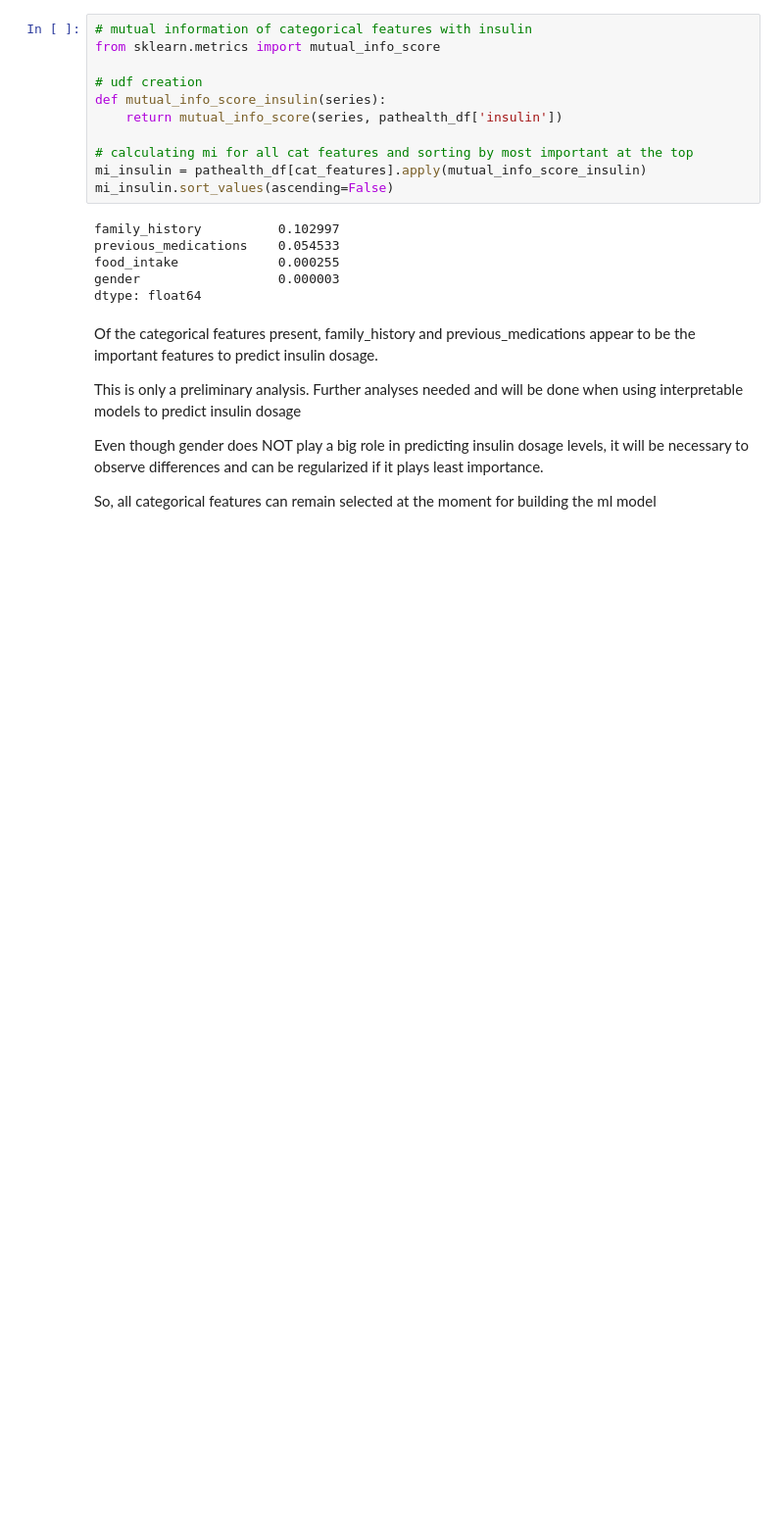
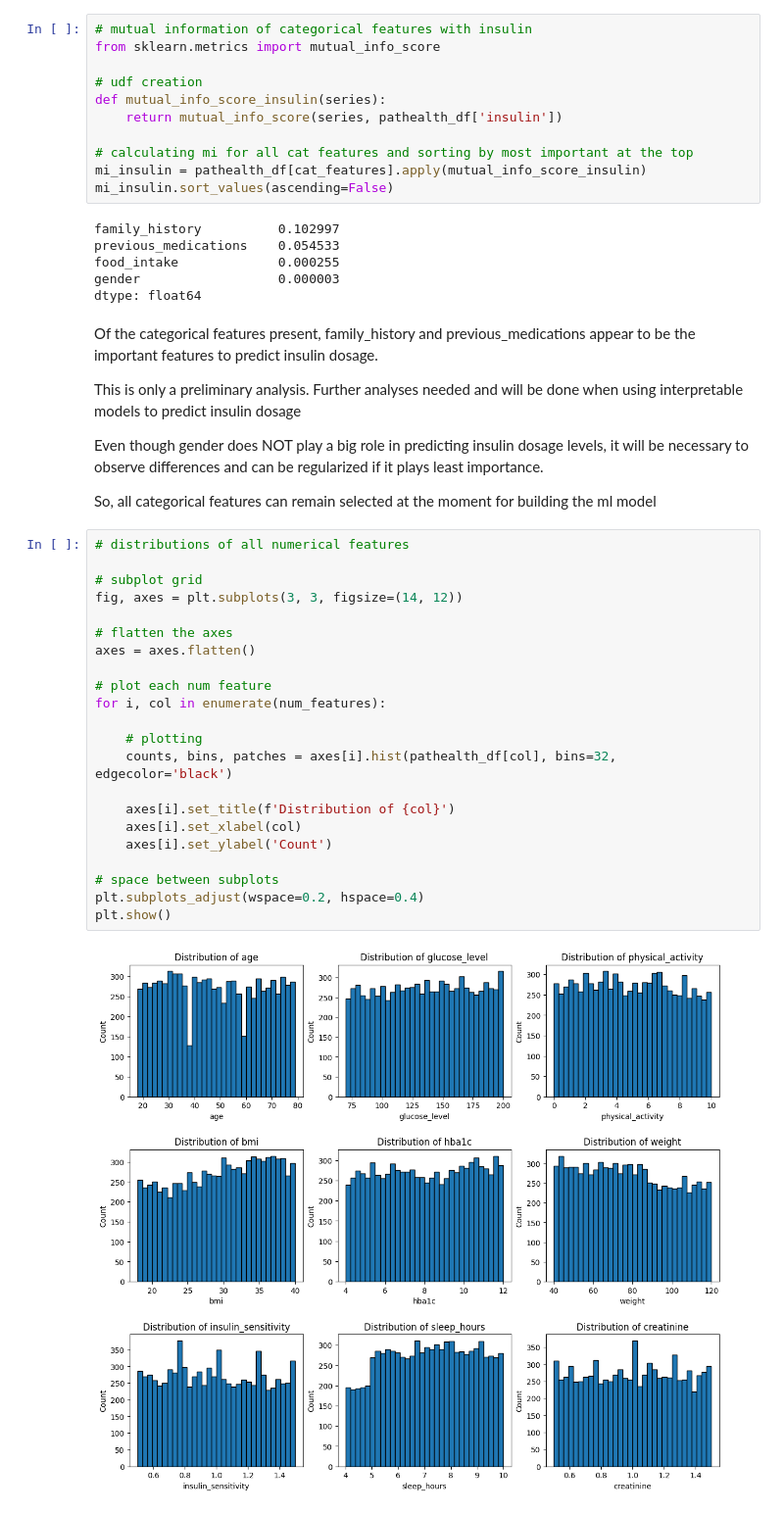
Before and after one commit to srikaldata/ml-zoomcamp-2025, a Jupyter notebook: midterm-project/modeling.ipynb, the cells around one changed output. Shown: that part at 98% size. Cells and saved outputs as stored; diff of their text form; blank space fills up the shorter version.

Commit message:
midterm project - eda - distributions of numerical features

```diff
--- a/midterm-project/modeling.ipynb
+++ b/midterm-project/modeling.ipynb
@@ -297,3 +297,27 @@ This is only a preliminary analysis. Further analyses needed and will be done wh
 Even though gender does NOT play a big role in predicting insulin dosage levels, it will be necessary to observe differences and can be regularized if it plays least importance.
 
 So, all categorical features can remain selected at the moment for building the ml model
+# %%
+# distributions of all numerical features
+
+# subplot grid
+fig, axes = plt.subplots(3, 3, figsize=(14, 12))
+
+# flatten the axes
+axes = axes.flatten()
+
+# plot each num feature
+for i, col in enumerate(num_features):
+
+    # plotting
+    counts, bins, patches = axes[i].hist(pathealth_df[col], bins=32, edgecolor='black')
+
+    axes[i].set_title(f'Distribution of {col}')
+    axes[i].set_xlabel(col)
+    axes[i].set_ylabel('Count')
+
+# space between subplots
+plt.subplots_adjust(wspace=0.2, hspace=0.4)
+plt.show()
+# %% [output]
+[figure, added]
```
Also changed, not shown: parts of 1 cell of this notebook.
